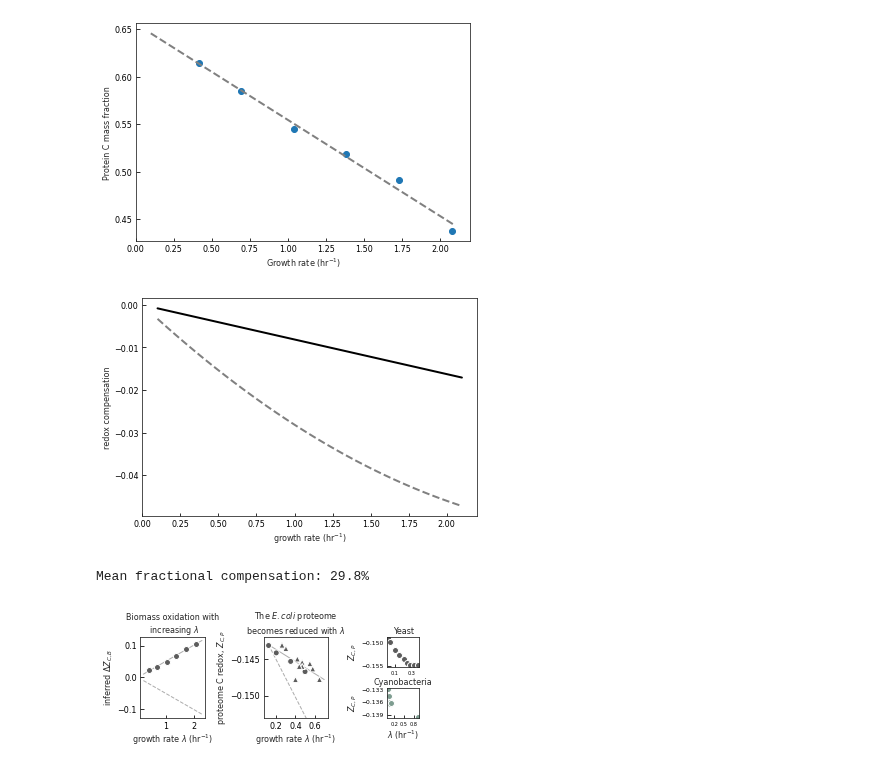
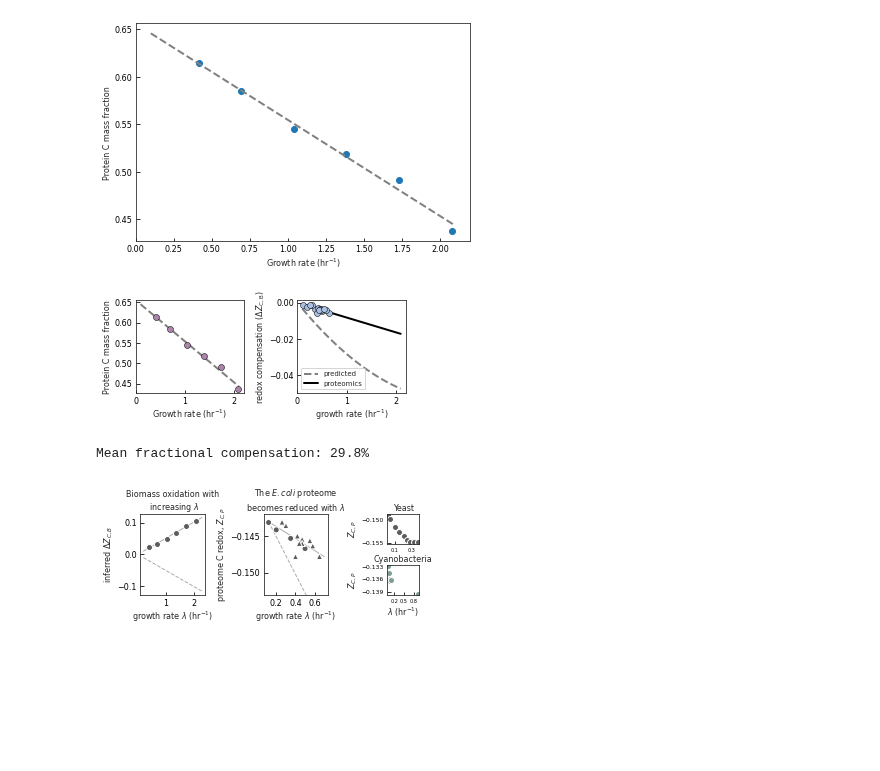
Before and after one commit to flamholz/redox-proteome, a Jupyter notebook: notebooks/Fig7.ipynb, the cells around one changed output. Cells and saved outputs as stored; diff of their text form; code cells hidden in the pictures; blank space fills up the shorter version.

Commit message:
expected proteome results

```diff
--- a/notebooks/Fig7.ipynb
+++ b/notebooks/Fig7.ipynb
@@ -124,29 +124,46 @@ LinregressResult(slope=-0.1011916445837452, intercept=0.6558108194210389, rvalue
 # %%
 # What fraction of the oxidation effect does protein compensate for?
 # 1) We assume a diffuse mechanism, i.e. reductant goes everywhere
 # with prob. proportional to C mass fraction. Protein should do ≈half the work.
 # 2) Estimate how much work by regressing protein C mass against growth rate, above.
 # 3) Compare the slope of Z_CP vs growth rate from biomass compsition to proteomics.
 
 lams = np.linspace(0.1, 2.1, 100)
 protein_C_frac_pred = protein_C_regression.intercept + protein_C_regression.slope * lams
 delta_ZCB_pred = lambda_ZCB_regression.slope * lams # omit intercept
 pred_compensation = -delta_ZCB_pred*protein_C_frac_pred
 actual_compensation = schmidt_lambda_ZCP_regression.slope * lams
 
-plt.figure()
-plt.plot(lams, pred_compensation, ls='--', color='grey')
-plt.plot(lams, actual_compensation, ls='-', color='black')
+fig, axs = plt.subplots(ncols=2, figsize=(4.5,2))
+
+plt.sca(axs[0])
+plt.scatter(reg_xs, reg_ys, marker='o', color=colors['purple'], edgecolor='k', lw=0.5, zorder=10)
+# plot the regression line
+lams = np.linspace(0.1, 2.1, 100)
+plt.plot(lams, protein_C_regression.intercept + protein_C_regression.slope*lams, ls='--', color='grey')
 plt.xlabel('growth rate (hr$^{-1}$)')
-plt.ylabel('redox compensation')
+plt.ylabel('protein C mass fraction')
+
+plt.sca(axs[1])
+plt.scatter(coli_schmidt_all_conds.growth_rate_hr,
+            coli_schmidt_all_conds.proteome_NOSC - schmidt_lambda_ZCP_regression.intercept,
+            marker='o', color=colors['light_blue'], edgecolor='k', lw=0.5)
+plt.plot(lams, pred_compensation, ls='--', color='grey', label='predicted', zorder=-1)
+plt.plot(lams, actual_compensation, ls='-', color='black', label='proteomics', zorder=-1)
+
+plt.xlabel('growth rate (hr$^{-1}$)')
+plt.ylabel('redox compensation ($\Delta Z_{\mathrm{C,B}}$)')
+plt.legend(loc=3)
+plt.tight_layout()
+plt.savefig('../output/FigSX_proteome_compensation.png', dpi=300, facecolor='w')
 plt.show()
 
 fraction_compensation = actual_compensation / pred_compensation
 pct_compensation = 100*fraction_compensation
 mean_compensation = np.mean(pct_compensation)
 print(f'Mean fractional compensation: {mean_compensation:.1f}%')
 # %% [output]
-[figure, old version]
+[figure, new version]
 Mean fractional compensation: 29.8%
 # %%
 ##### Figure 7 -- proteins expressed during faster growth are more reduced
```
